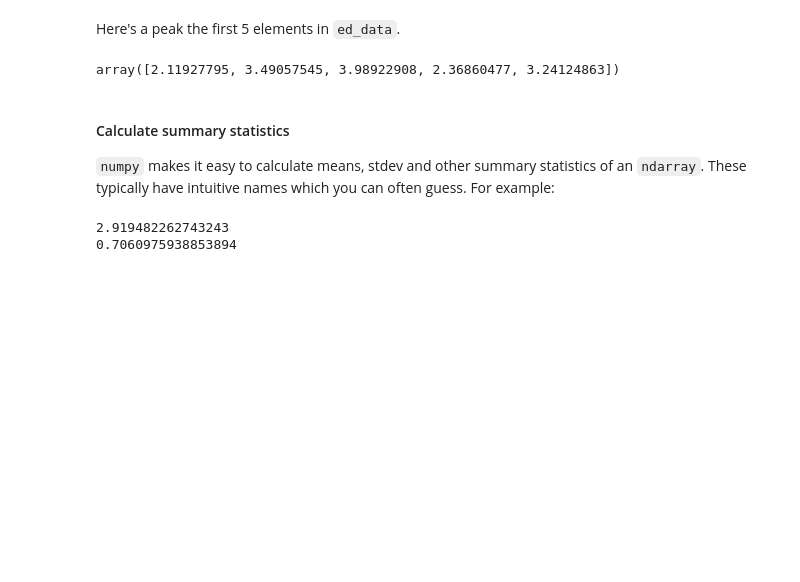
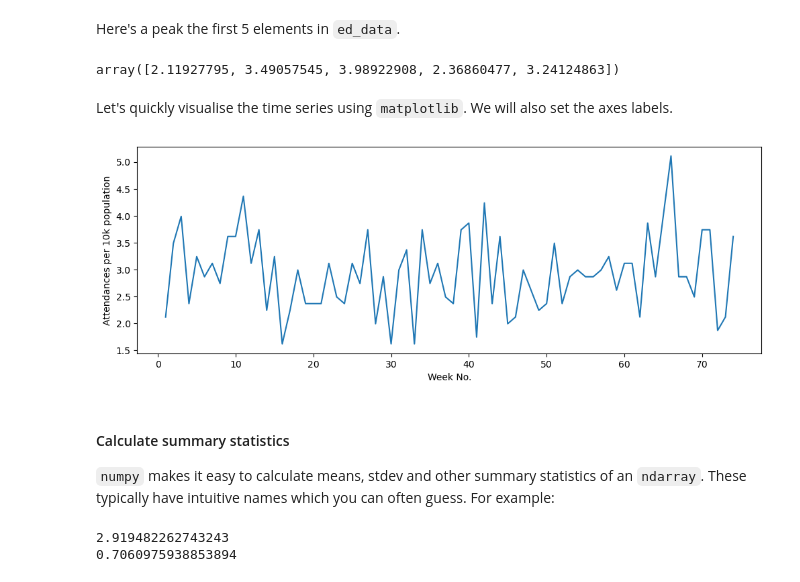
Before and after one commit to health-data-science-OR/hpdm171, a Jupyter notebook: week_06/lecture/06_lecture_part1.ipynb, the cells around one changed output. Drawn from its saved outputs; the diff is of its cells as text; code cells hidden in the pictures; blank space fills up the shorter version.

```diff
--- a/week_06/lecture/06_lecture_part1.ipynb
+++ b/week_06/lecture/06_lecture_part1.ipynb
@@ -28,6 +35,26 @@ Here's a peak the first 5 elements in `ed_data`.
 ed_data[:5]
 # %% [output]
 array([2.11927795, 3.49057545, 3.98922908, 2.36860477, 3.24124863])
+# %% [markdown]
+Let's quickly visualise the time series using `matplotlib`. We will also set the axes labels.
+# %%
+# create figure and axes objects.
+fig = plt.figure(figsize=(12,4))
+ax = fig.add_subplot()
+
+# ax.plot() returns a list of Line2D objects.
+# We don't need to retain that list here.
+weeks = np.arange(1, len(ed_data) + 1)
+_ = ax.plot(weeks, ed_data)
+
+# axis labels
+_ = ax.set_ylabel("Attendances per 10k population")
+_ = ax.set_xlabel("Week No.")
+
+# optional: add a vertical line at week 10 (plot inbetween week 10 and 11)
+#_ = ax.vlines(x=10.5, ymin=1.5, ymax=5, ls="--", colors='r')
+# %% [output]
+[figure, added]
 # %% [markdown]
 #### Calculate summary statistics
 
```
Also changed, not shown: parts of 28 cells of this notebook.
